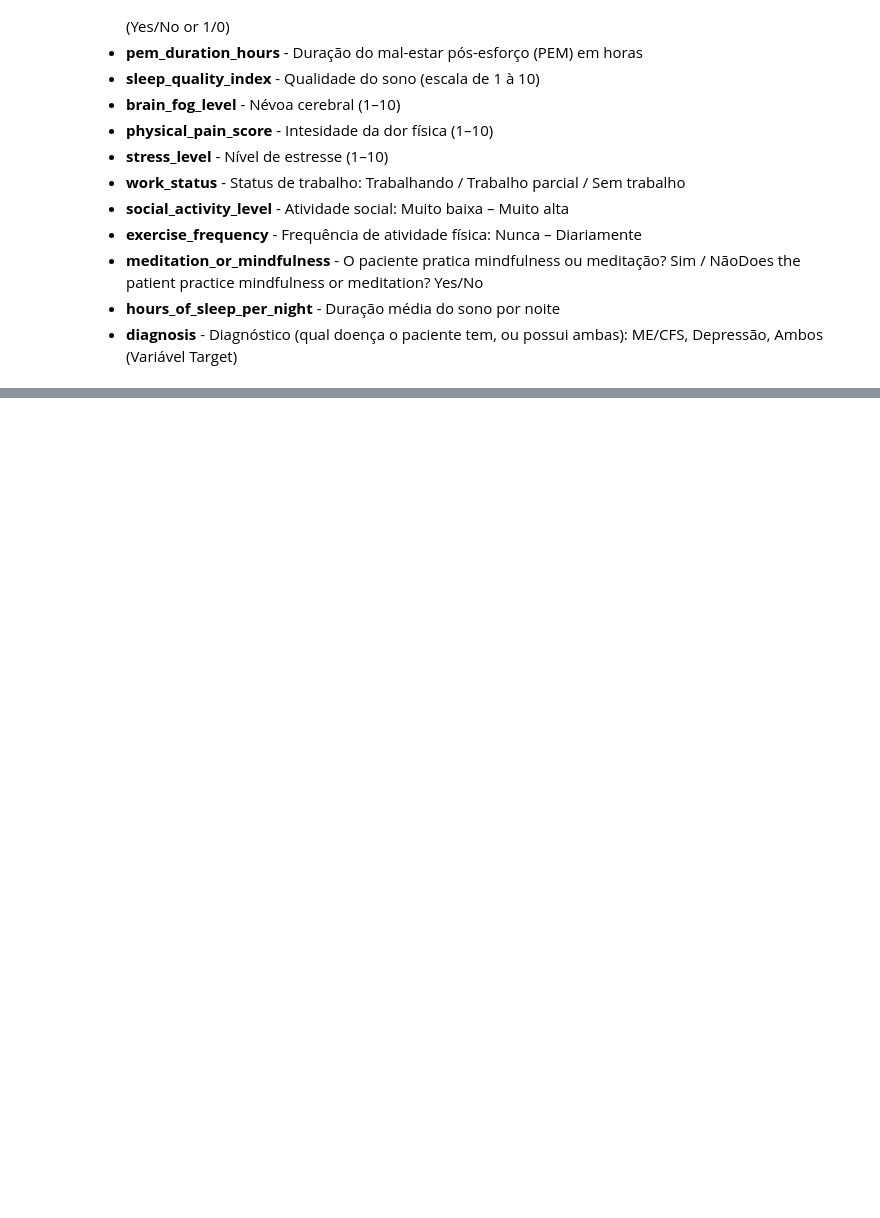
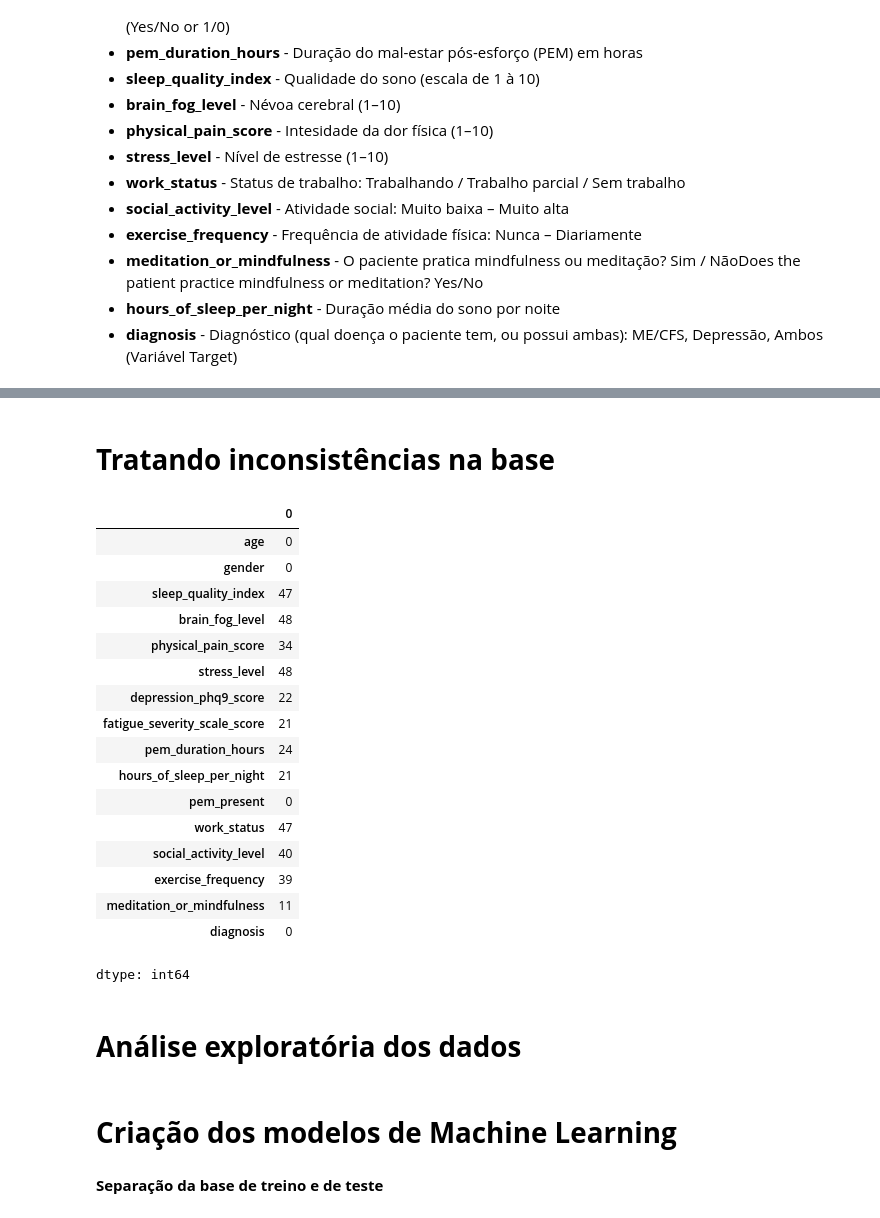
Before and after one commit to jessikamorais/FIAP, a Jupyter notebook: projeto_modulo1.ipynb, the cells around one changed output, grey strips where cells are left out. Cells and saved outputs as stored; diff of their text form; code cells hidden in the pictures; blank space fills up the shorter version.

```diff
--- a/projeto_modulo1.ipynb
+++ b/projeto_modulo1.ipynb
@@ -45,0 +90,29 @@ dados = pd.read_csv('me_depression_data.csv', sep=',')
+# %% [markdown]
+# **Tratando inconsistências na base**
+# %%
+dados.isnull().sum()
+# %% [output]
+|  | 0 |
+| age | 0 |
+| gender | 0 |
+| sleep_quality_index | 47 |
+| brain_fog_level | 48 |
+| physical_pain_score | 34 |
+| stress_level | 48 |
+| depression_phq9_score | 22 |
+| fatigue_severity_scale_score | 21 |
+| pem_duration_hours | 24 |
+| hours_of_sleep_per_night | 21 |
+| pem_present | 0 |
+| work_status | 47 |
+| social_activity_level | 40 |
+| exercise_frequency | 39 |
+| meditation_or_mindfulness | 11 |
+| diagnosis | 0 |
+dtype: int64
+# %% [markdown]
+# **Análise exploratória dos dados**
+# %% [markdown]
+# **Criação dos modelos de Machine Learning**
+# %% [markdown]
+**Separação da base de treino e de teste**
```
Also changed, not shown: parts of 6 cells of this notebook.
